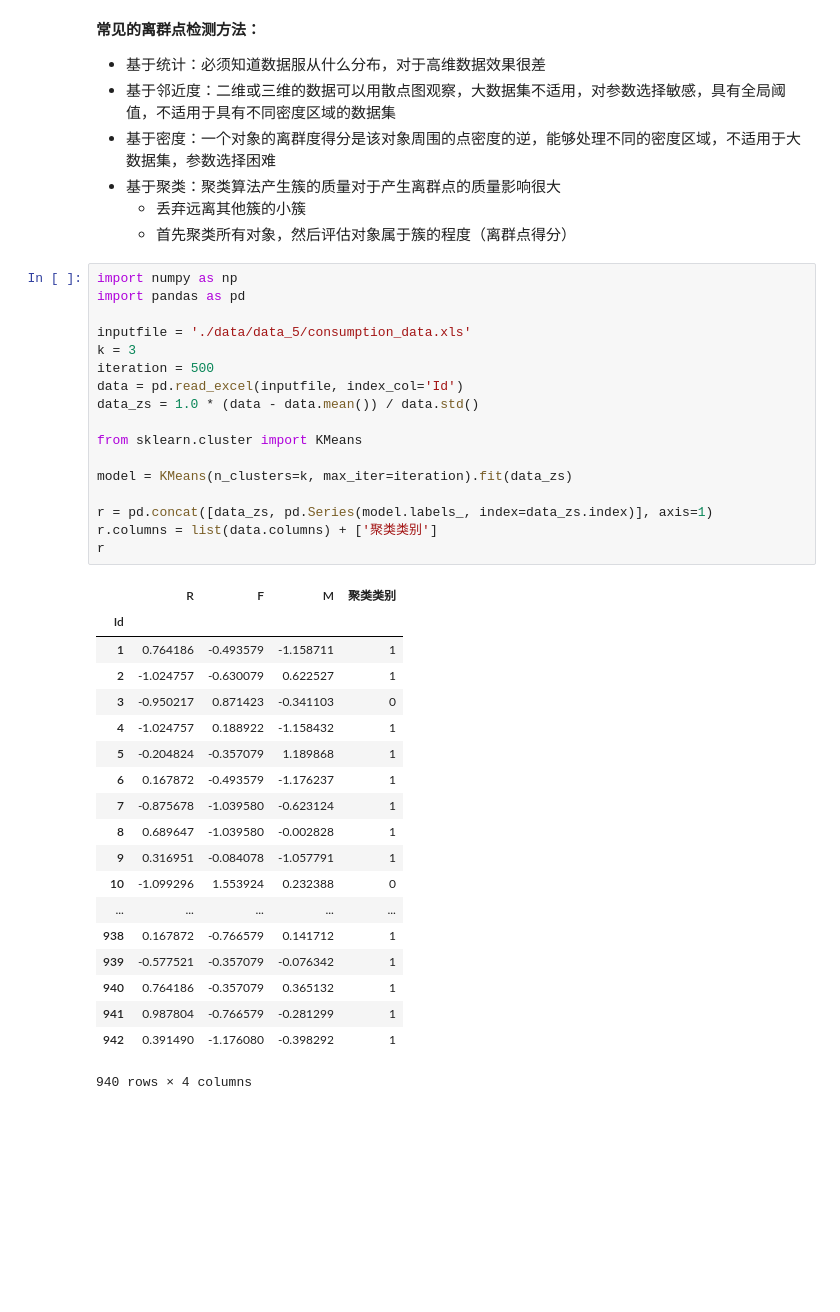
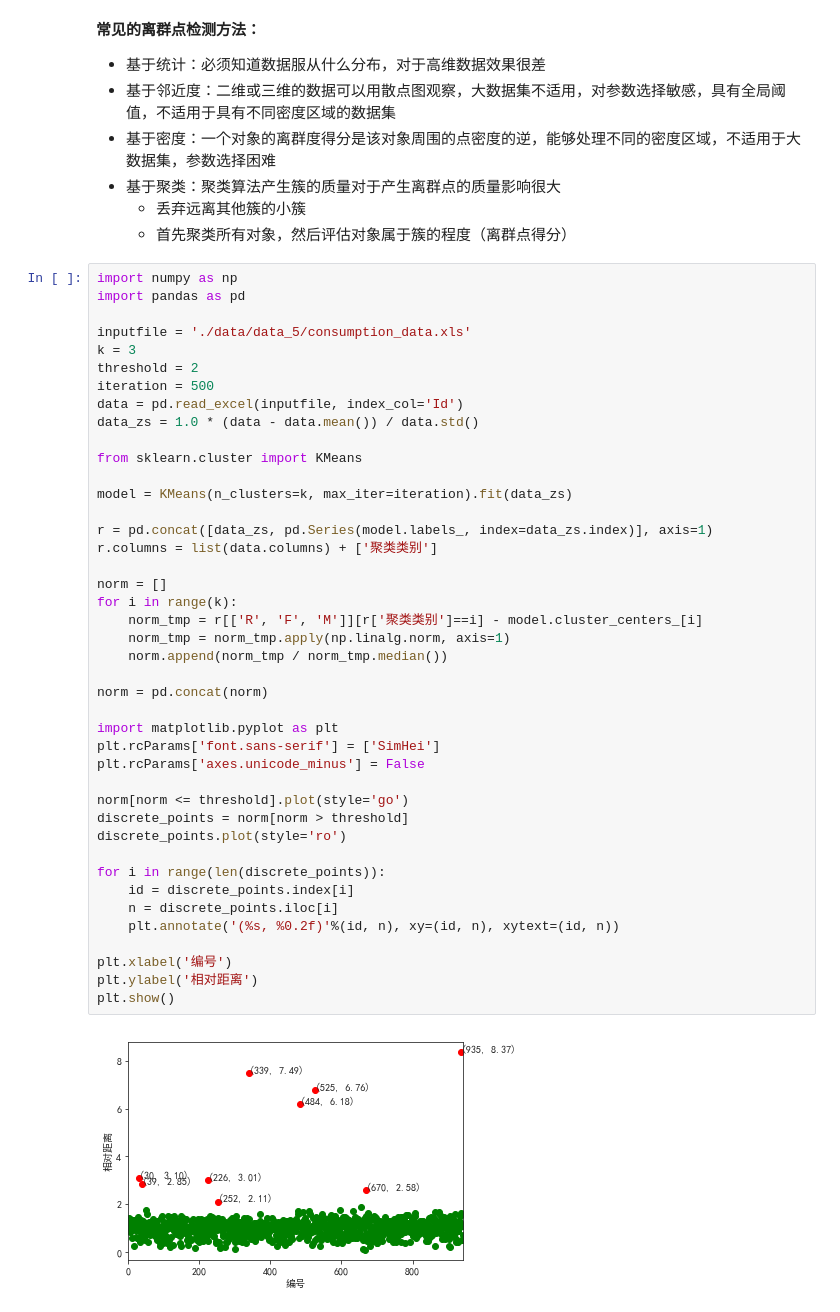
Before and after one commit to EricLiuLR/python-, a Jupyter notebook: my_note_05.ipynb, the cells around one changed output. Cells and saved outputs as stored; diff of their text form; blank space fills up the shorter version.

```diff
--- a/my_note_05.ipynb
+++ b/my_note_05.ipynb
@@ -416,37 +416,44 @@ results
 # %%
 import numpy as np
 import pandas as pd
 
 inputfile = './data/data_5/consumption_data.xls'
 k = 3
+threshold = 2
 iteration = 500
 data = pd.read_excel(inputfile, index_col='Id')
 data_zs = 1.0 * (data - data.mean()) / data.std()
 
 from sklearn.cluster import KMeans
 
 model = KMeans(n_clusters=k, max_iter=iteration).fit(data_zs)
 
 r = pd.concat([data_zs, pd.Series(model.labels_, index=data_zs.index)], axis=1)
 r.columns = list(data.columns) + ['聚类类别']
-r
+
+norm = []
+for i in range(k):
+    norm_tmp = r[['R', 'F', 'M']][r['聚类类别']==i] - model.cluster_centers_[i]
+    norm_tmp = norm_tmp.apply(np.linalg.norm, axis=1)
+    norm.append(norm_tmp / norm_tmp.median())
+
+norm = pd.concat(norm)
+
+import matplotlib.pyplot as plt
+plt.rcParams['font.sans-serif'] = ['SimHei']
+plt.rcParams['axes.unicode_minus'] = False
+
+norm[norm <= threshold].plot(style='go')
+discrete_points = norm[norm > threshold]
+discrete_points.plot(style='ro')
+
+for i in range(len(discrete_points)):
+    id = discrete_points.index[i]
+    n = discrete_points.iloc[i]
+    plt.annotate('(%s, %0.2f)'%(id, n), xy=(id, n), xytext=(id, n))
+
+plt.xlabel('编号')
+plt.ylabel('相对距离')
+plt.show()
 # %% [output]
-|  | R | F | M | 聚类类别 |
-| Id |  |  |  |  |
-| 1 | 0.764186 | -0.493579 | -1.158711 | 1 |
-| 2 | -1.024757 | -0.630079 | 0.622527 | 1 |
-| 3 | -0.950217 | 0.871423 | -0.341103 | 0 |
-| 4 | -1.024757 | 0.188922 | -1.158432 | 1 |
-| 5 | -0.204824 | -0.357079 | 1.189868 | 1 |
-| 6 | 0.167872 | -0.493579 | -1.176237 | 1 |
-| 7 | -0.875678 | -1.039580 | -0.623124 | 1 |
-| 8 | 0.689647 | -1.039580 | -0.002828 | 1 |
-| 9 | 0.316951 | -0.084078 | -1.057791 | 1 |
-| 10 | -1.099296 | 1.553924 | 0.232388 | 0 |
-| ... | ... | ... | ... | ... |
-| 938 | 0.167872 | -0.766579 | 0.141712 | 1 |
-| 939 | -0.577521 | -0.357079 | -0.076342 | 1 |
-| 940 | 0.764186 | -0.357079 | 0.365132 | 1 |
-| 941 | 0.987804 | -0.766579 | -0.281299 | 1 |
-| 942 | 0.391490 | -1.176080 | -0.398292 | 1 |
-940 rows × 4 columns
+[figure, added]
```
Also changed, not shown: parts of 9 cells of this notebook.
